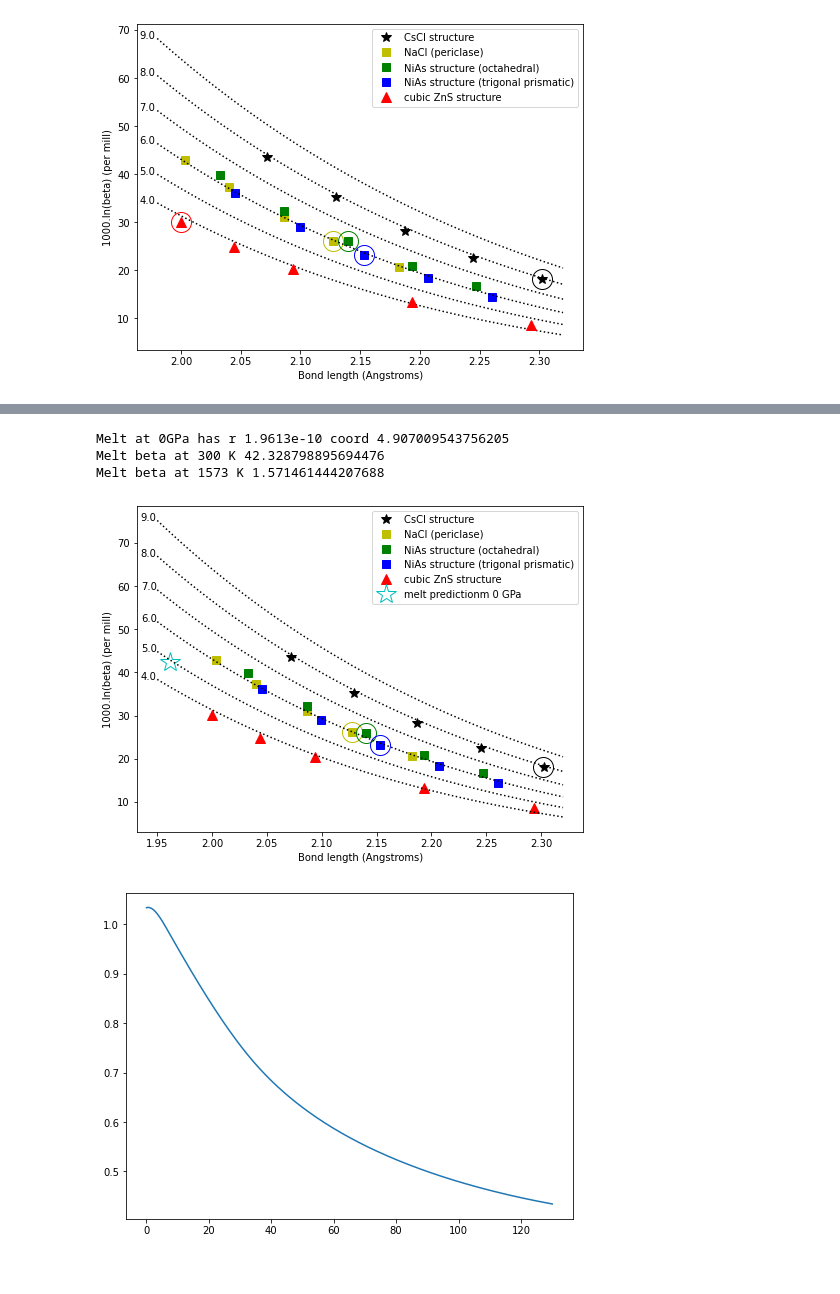
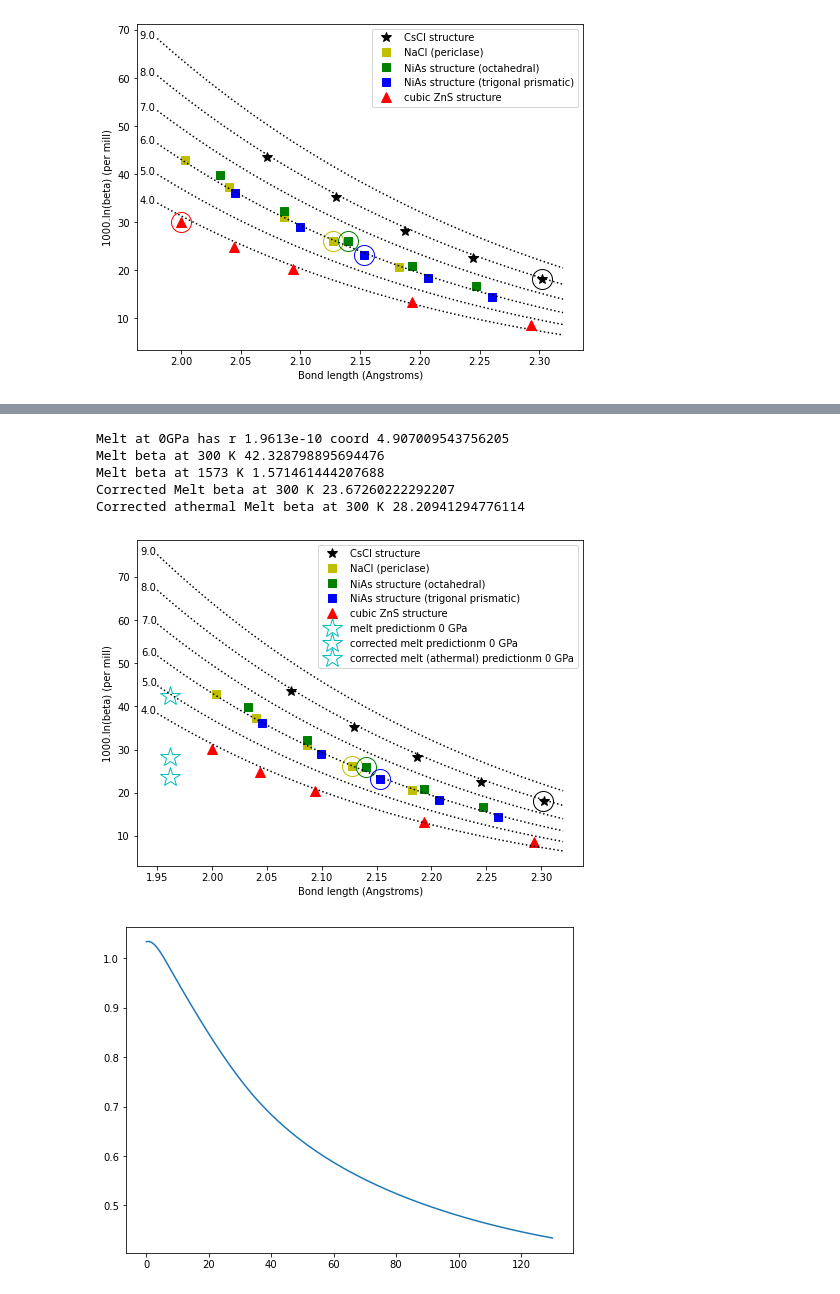
Before and after one commit to andreww/isofrac, a Jupyter notebook: potential_figure.ipynb, the cells around one changed output, grey strips where cells are left out. Cells and saved outputs as stored; diff of their text form; code cells hidden in the pictures.

```diff
--- a/potential_figure.ipynb
+++ b/potential_figure.ipynb
@@ -511,10 +517,19 @@ print("Melt at 0GPa has r", r_melt, "coord", coord_melt)
 beta_300_melt = calc_beta_model(r_melt*1E10, coord_melt, 300.0, *all_popt)
 print("Melt beta at 300 K", beta_300_melt)
 print("Melt beta at 1573 K", calc_beta_model(r_melt*1E10, coord_melt, 1573.0, *all_popt))
+beta_300_melt_correct = calc_beta_model(r_melt*1E10, coord_melt, 300.0,
+                                        2.1264451598128855, -0.93910997, 0.06109785)
+print("Corrected Melt beta at 300 K", beta_300_melt_correct)
+
+beta_300_melt_correct_athermal = calc_beta_model(r_melt*1E10, coord_melt, 300.0,
+                                        2.1807165400315522, -0.93910997, 0.06109785)
+print("Corrected athermal Melt beta at 300 K", beta_300_melt_correct_athermal)
 # %% [output]
 Melt at 0GPa has r 1.9613e-10 coord 4.907009543756205
 Melt beta at 300 K 42.328798895694476
 Melt beta at 1573 K 1.571461444207688
+Corrected Melt beta at 300 K 23.67260222292207
+Corrected athermal Melt beta at 300 K 28.20941294776114
 # %%
 fig, ax = plt.subplots(figsize=(8,6))
 
@@ -528,34 +543,37 @@ ax.plot(nias_first_r_ang, nias_first_beta_permil, 'gs', label='NiAs structure (o
         markersize=8)
 ax.plot(nias_first_r_ref, nias_first_beta_ref, 'go', fillstyle='none', markersize=20)
 
 ax.plot(nias_second_r_ang, nias_second_beta_permil, 'bs', label='NiAs structure (trigonal prismatic)',
         markersize=8)
 ax.plot(nias_second_r_ref, nias_second_beta_ref, 'bo', fillstyle='none', markersize=20)
 
 ax.plot(cubzns_r_ang, cubzns_beta_permil, 'r^', label='cubic ZnS structure', markersize=10)
 
 ax.plot(r_melt*1E10, beta_300_melt, 'c*', fillstyle='none', markersize=20, label='melt predictionm 0 GPa')
 
+ax.plot(r_melt*1E10, beta_300_melt_correct, 'c*', fillstyle='none', markersize=20, label='corrected melt predictionm 0 GPa')
+ax.plot(r_melt*1E10, beta_300_melt_correct_athermal, 'c*', fillstyle='none', markersize=20, label='corrected melt (athermal) predictionm 0 GPa')
+
 
 for coord in [4.0, 5.0, 6.0, 7.0, 8.0, 9.0]:
 
     r_points = np.linspace(1.95, 2.32)
     coords = np.ones_like(r_points) * coord
     data = np.stack((r_points, coords))
     values = calc_beta_300_vary_q_coord(data, *all_popt)
     ax.plot(r_points, values, 'k', linestyle=':')
     ax.text(1.935, values[0], str(coord))
 
 
 
 
 ax.set_xlabel('Bond length (Angstroms)')
 ax.set_ylabel('1000.ln(beta) (per mill)')
 
 ax.legend()
 plt.show()
 # %% [output]
-[figure, old version]
+[figure, new version]
 # %%
 import earthref
 earth_model = earthref.EarthModel(earthref.ak135)
```
Also changed, not shown: parts of 4 cells of this notebook.
